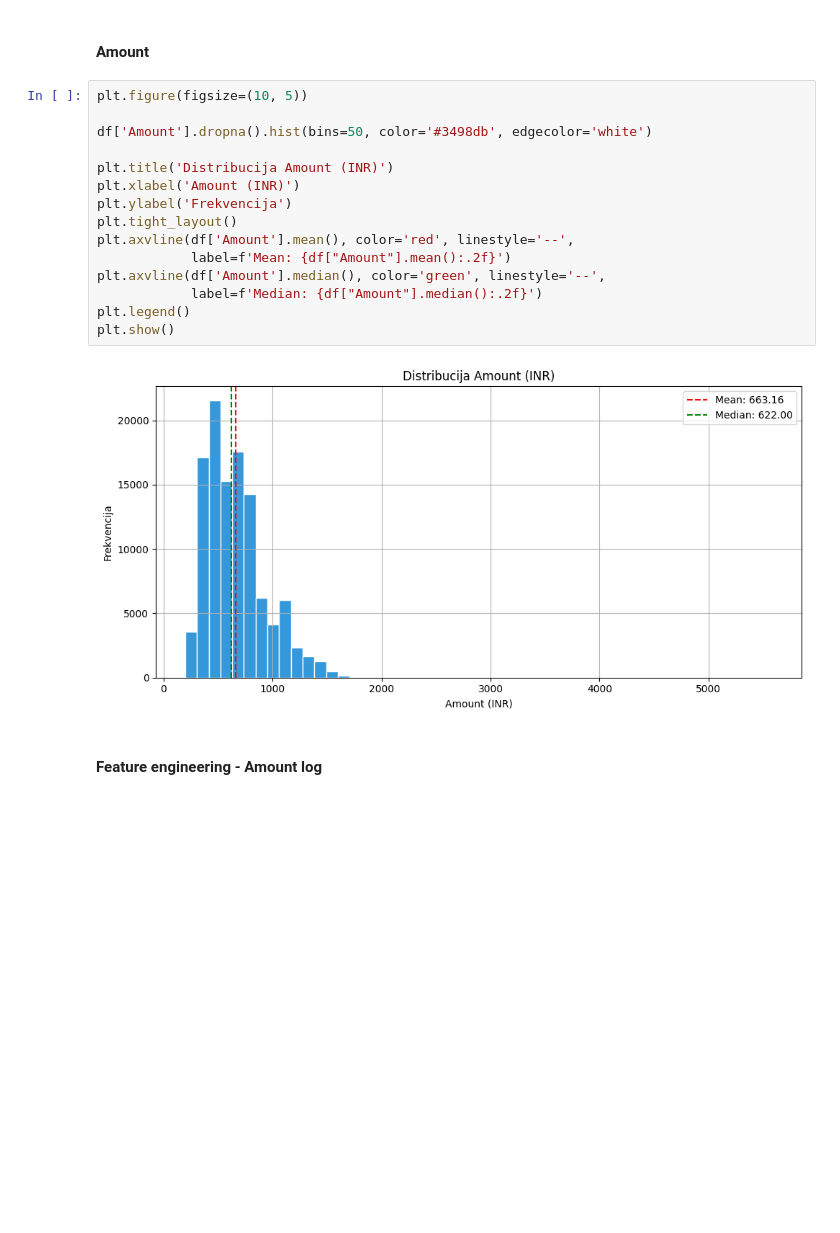
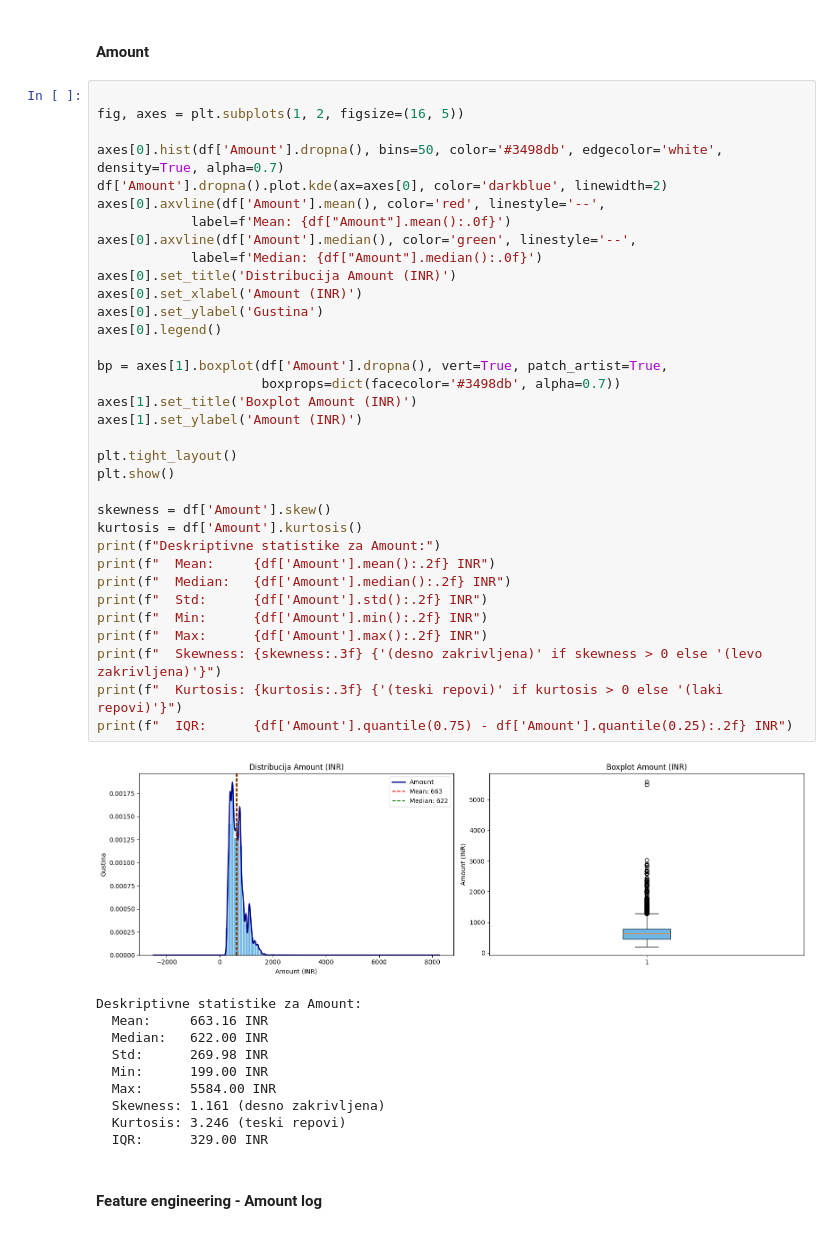
Before and after one commit to alxcek/mas-ai, a Jupyter notebook: machine_learning/02_e_commerce_sales_data/clustering.ipynb, the cells around one changed output. Drawn from its saved outputs; the diff is of its cells as text; blank space fills up the shorter version.

Commit message:
fix: made EDA more descriptive with more graphs

```diff
--- a/machine_learning/02_e_commerce_sales_data/clustering.ipynb
+++ b/machine_learning/02_e_commerce_sales_data/clustering.ipynb
@@ -180,22 +181,50 @@ dtype: int64
 # %% [markdown]
 #### Amount
 # %%
-plt.figure(figsize=(10, 5))
 
-df['Amount'].dropna().hist(bins=50, color='#3498db', edgecolor='white')
+fig, axes = plt.subplots(1, 2, figsize=(16, 5))
 
-plt.title('Distribucija Amount (INR)')
-plt.xlabel('Amount (INR)')
-plt.ylabel('Frekvencija')
+axes[0].hist(df['Amount'].dropna(), bins=50, color='#3498db', edgecolor='white', density=True, alpha=0.7)
+df['Amount'].dropna().plot.kde(ax=axes[0], color='darkblue', linewidth=2)
+axes[0].axvline(df['Amount'].mean(), color='red', linestyle='--',
+            label=f'Mean: {df["Amount"].mean():.0f}')
+axes[0].axvline(df['Amount'].median(), color='green', linestyle='--',
+            label=f'Median: {df["Amount"].median():.0f}')
+axes[0].set_title('Distribucija Amount (INR)')
+axes[0].set_xlabel('Amount (INR)')
+axes[0].set_ylabel('Gustina')
+axes[0].legend()
+
+bp = axes[1].boxplot(df['Amount'].dropna(), vert=True, patch_artist=True,
+                     boxprops=dict(facecolor='#3498db', alpha=0.7))
+axes[1].set_title('Boxplot Amount (INR)')
+axes[1].set_ylabel('Amount (INR)')
+
 plt.tight_layout()
-plt.axvline(df['Amount'].mean(), color='red', linestyle='--',
-            label=f'Mean: {df["Amount"].mean():.2f}')
-plt.axvline(df['Amount'].median(), color='green', linestyle='--',
-            label=f'Median: {df["Amount"].median():.2f}')
-plt.legend()
 plt.show()
+
+skewness = df['Amount'].skew()
+kurtosis = df['Amount'].kurtosis()
+print(f"Deskriptivne statistike za Amount:")
+print(f"  Mean:     {df['Amount'].mean():.2f} INR")
+print(f"  Median:   {df['Amount'].median():.2f} INR")
+print(f"  Std:      {df['Amount'].std():.2f} INR")
+print(f"  Min:      {df['Amount'].min():.2f} INR")
+print(f"  Max:      {df['Amount'].max():.2f} INR")
+print(f"  Skewness: {skewness:.3f} {'(desno zakrivljena)' if skewness > 0 else '(levo zakrivljena)'}")
+print(f"  Kurtosis: {kurtosis:.3f} {'(teski repovi)' if kurtosis > 0 else '(laki repovi)'}")
+print(f"  IQR:      {df['Amount'].quantile(0.75) - df['Amount'].quantile(0.25):.2f} INR")
 # %% [output]
-[figure, old version]
+[figure, new version]
+Deskriptivne statistike za Amount:
+  Mean:     663.16 INR
+  Median:   622.00 INR
+  Std:      269.98 INR
+  Min:      199.00 INR
+  Max:      5584.00 INR
+  Skewness: 1.161 (desno zakrivljena)
+  Kurtosis: 3.246 (teski repovi)
+  IQR:      329.00 INR
 # %% [markdown]
 #### Feature engineering - Amount log
 # %%
```
Also changed, not shown: parts of 25 cells of this notebook.
